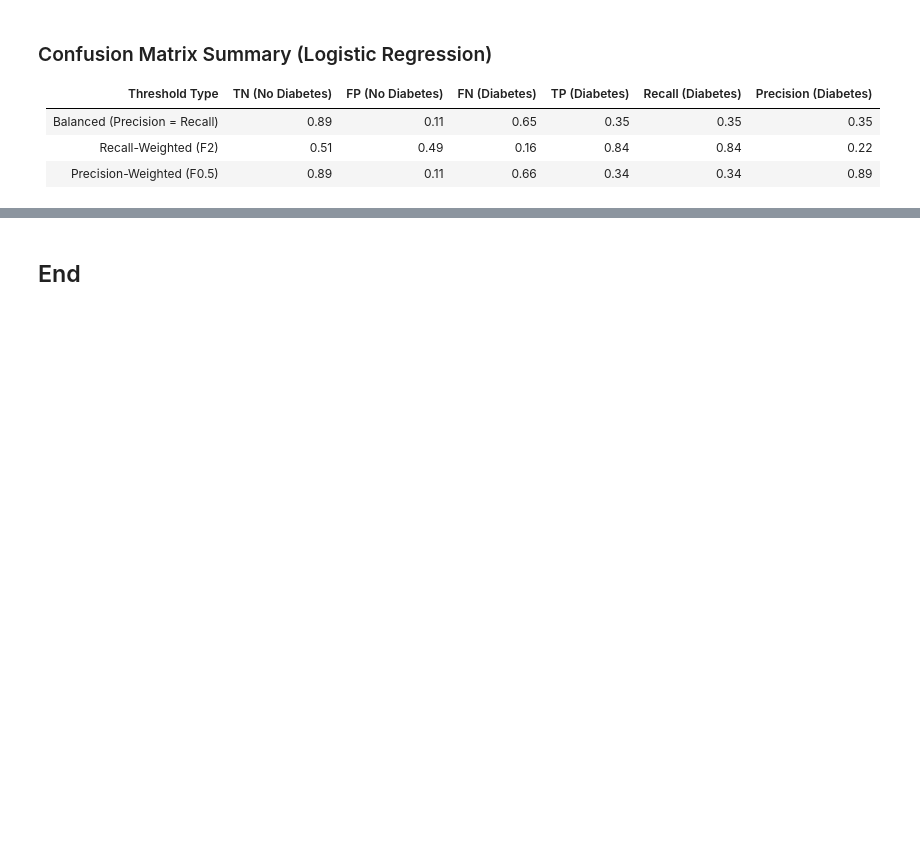
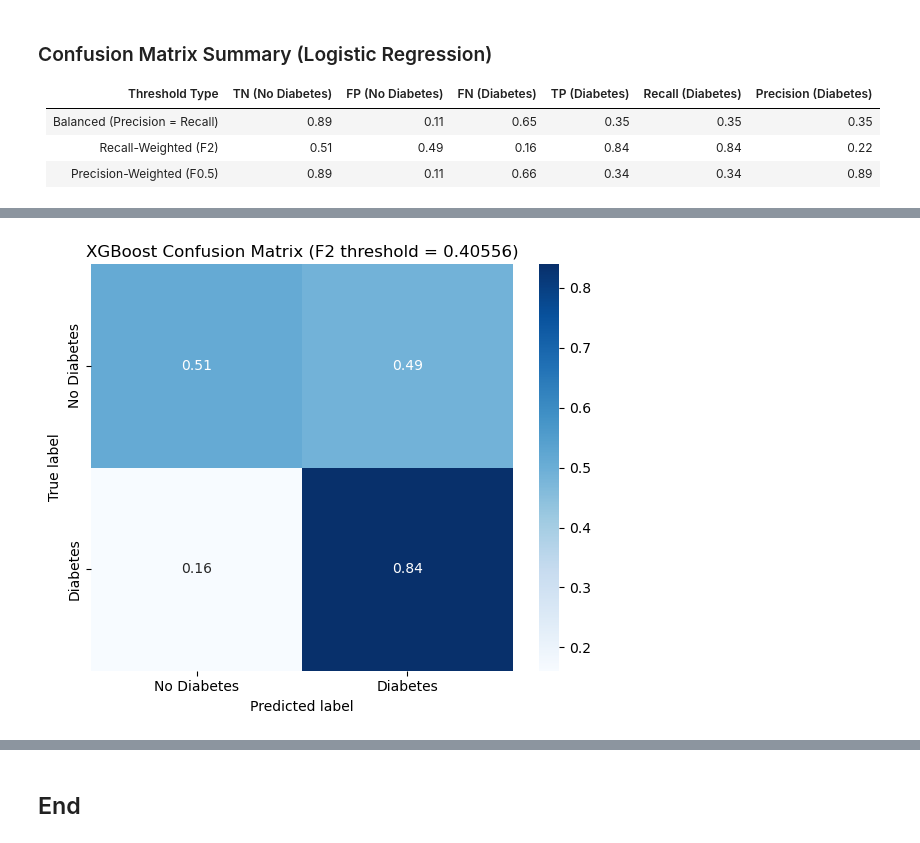
Before and after one commit to shaolinpat/brfss_diabetes_modeling, a Jupyter notebook: notebooks/01_xgboost_2022_2023.ipynb, the cells around one changed output, grey strips where cells are left out. Cells and saved outputs as stored; diff of their text form; code cells hidden in the pictures; blank space fills up the shorter version.

```diff
--- a/notebooks/01_xgboost_2022_2023.ipynb
+++ b/notebooks/01_xgboost_2022_2023.ipynb
@@ -105,10 +157,10 @@ Any NaNs in X? False
 # %%
 # Split features and target
-X = df_common.drop(columns=["diabetes"])
-y = df_common["diabetes"]
+X_common = df_common.drop(columns=["diabetes"])
+y_common = df_common["diabetes"]
 
 # Train/test split
 X_train, X_test, y_train, y_test = train_test_split(
-    X, y, test_size=0.2, stratify=y, random_state=SEED
+    X_common, y_common, test_size=0.2, stratify=y_common, random_state=SEED
 )
 # %% [markdown]
@@ -383,5 +322,0 @@ y = df_model["diabetes"]
-# %%
-X_train, X_test, y_train, y_test = train_test_split(
-    X, y, test_size=0.2, stratify=y, random_state=SEED
-)
-print(X_train.shape, X_test.shape)
@@ -509,0 +471,15 @@ y_test shape: (91682,)
+# %%
+# Confusion matrix using F2 threshold
+cm = confusion_matrix(y_test, y_pred_f2, normalize="true")
+labels = ["No Diabetes", "Diabetes"]
+
+fig, ax = plt.subplots(figsize=(6, 5))
+sns.heatmap(cm, annot=True, fmt=".2f", cmap="Blues", xticklabels=labels, yticklabels=labels)
+plt.xlabel("Predicted label")
+plt.ylabel("True label")
+plt.title(f"XGBoost Confusion Matrix (F2 threshold = {f2_threshold:.5f})")
+plt.tight_layout()
+plt.savefig(image_dir / "01_confusion_matrix_f2.png", dpi=300)
+plt.show()
+# %% [output]
+[figure, added]
```
Also changed, not shown: parts of 94 cells of this notebook, 9 other files.
